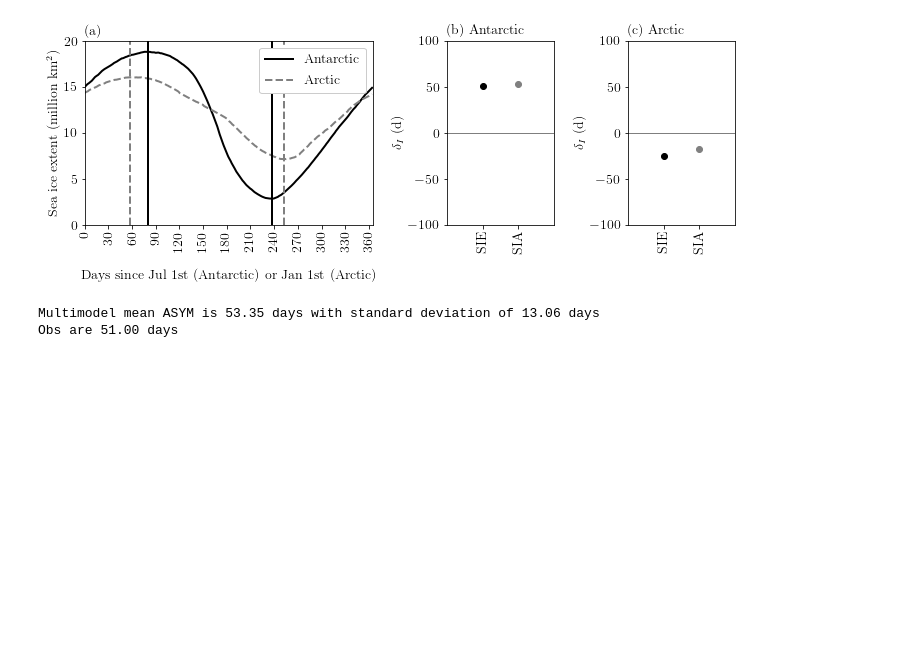
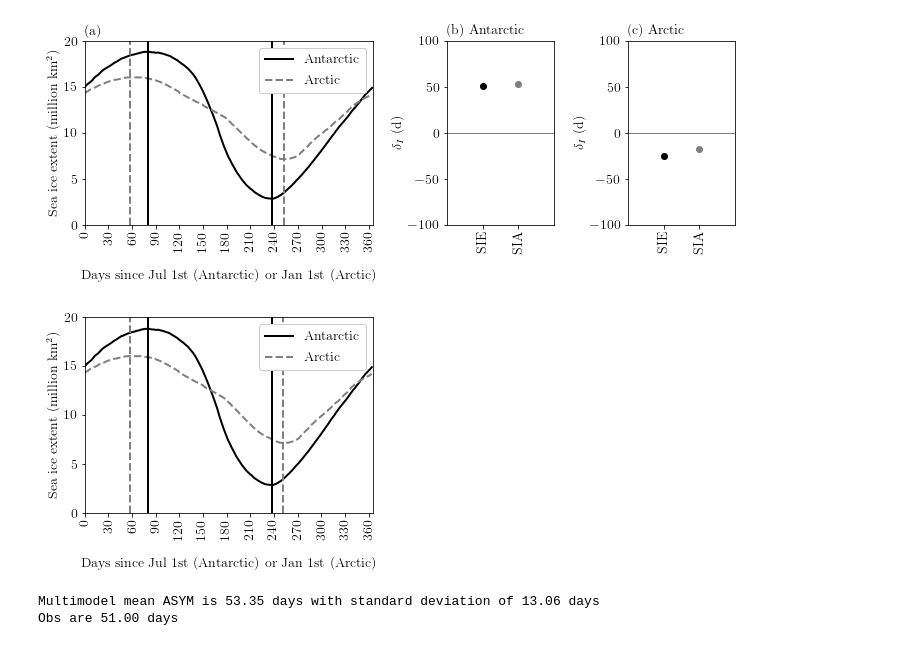
Before and after one commit to lettie-roach/analysis_antarctic-asym, a Jupyter notebook: aasym1_obs_cmip.ipynb, the cells around one changed output. Drawn from its saved outputs; the diff is of its cells as text; code cells hidden in the pictures; blank space fills up the shorter version.

```diff
--- a/aasym1_obs_cmip.ipynb
+++ b/aasym1_obs_cmip.ipynb
@@ -155,6 +207,36 @@ plt.close()
 # %% [output]
 Delta in the Arctic for SIE is -25 days
 [figure]
+# %%
+fig = plt.figure(figsize=(5,4))
+ax = plt.subplot(1,1,1)
+myds = siads.sel(year=slice(sy,ey)).mean(dim='year')
+myds = af.switch_sh(myds)
+aday, dmin, dmax = af.asym_xr(myds,dim='day')
+
+
+myds.sie_sh_cdr.plot(ax=ax,linestyle='-',c='k',label='Antarctic',linewidth=2)
+myds.sie_nh_cdr.plot(ax=ax,linestyle='--',c='grey',label='Arctic',linewidth=2)
+
+ax.axvline(x=dmin.sie_nh_cdr,linestyle='--',c='grey',alpha=1.,linewidth=2)
+ax.axvline(x=dmin.sie_sh_cdr,linestyle='-',c='k',alpha=1.,linewidth=2)
+ax.axvline(x=dmax.sie_sh_cdr,linestyle='-',c='k',alpha=1.,linewidth=2)
+ax.axvline(x=dmax.sie_nh_cdr,linestyle='--',c='grey',alpha=1.,linewidth=2)
+
+ax.set_ylabel('Sea ice extent (million km$^2$)')
+ax.set_xticks(np.arange(1,366,30))
+ax.set_xticklabels(np.arange(0,365,30),rotation='vertical')
+ax.set_xlabel('Days since Jul 1st (Antarctic) or Jan 1st (Arctic)',labelpad=15)
+ax.set_xlim([1,366])
+plt.legend(loc = 'upper right',facecolor='white', framealpha=1)
+ax.set_ylim([0,20])
+
+plt.tight_layout()
+plt.show()
+fig.savefig('figs/arcantarc.png',bbox_inches='tight',dpi=300)
+plt.close()
+# %% [output]
+[figure, added]
 # %%
 mylabels = np.append(np.asarray(['Observations','Multi-model mean']),asym_cmip6.names.values)
 ob_var = 'sie_sh'
```
Also changed, not shown: parts of 4 cells of this notebook, 1 other file.
